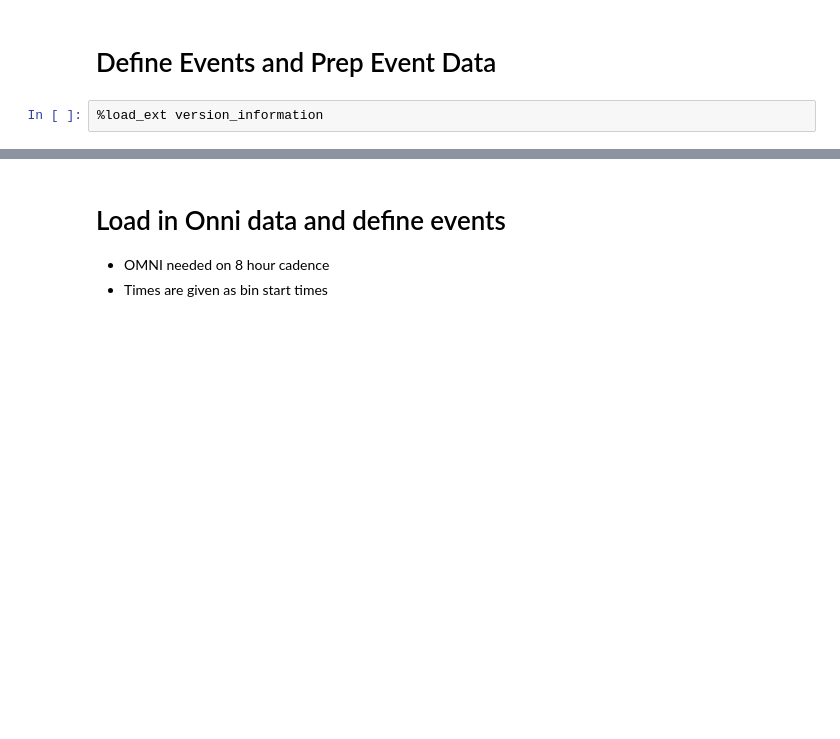
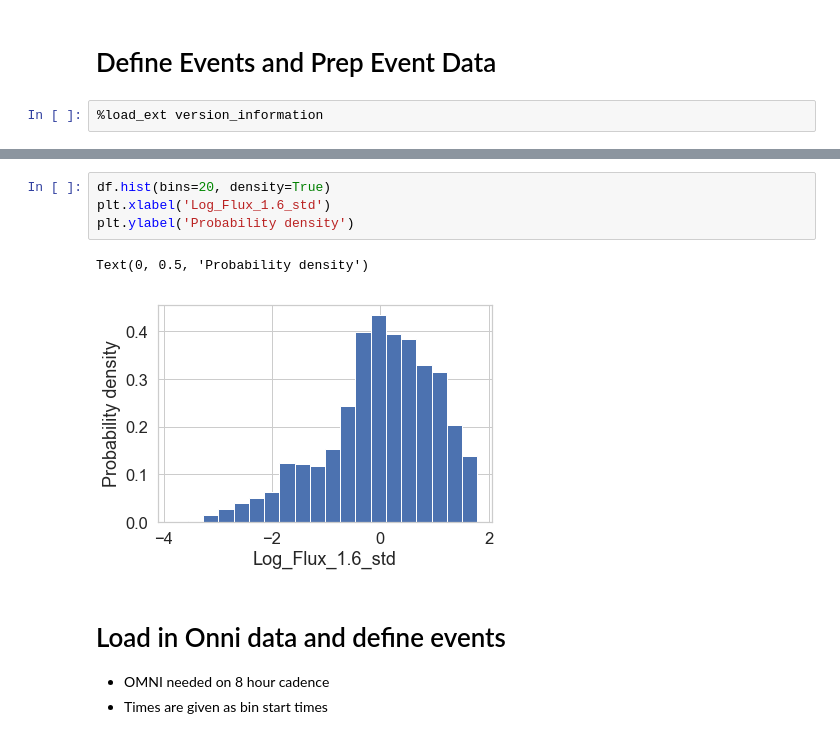
Before and after one commit to balarsen/GPSFluxForecast, a Jupyter notebook: Notebooks/Define Events and Prep Event Data.ipynb, the cells around one changed output, grey strips where cells are left out. Saved outputs shown, nothing was run; the diff lists cells and outputs as text; blank space fills up the shorter version.

```diff
--- a/Notebooks/Define Events and Prep Event Data.ipynb
+++ b/Notebooks/Define Events and Prep Event Data.ipynb
@@ -55,3 +72,10 @@ examples.directory is deprecated; in the future, examples will be found relative
+# %%
+df.hist(bins=20, density=True)
+plt.xlabel('Log_Flux_1.6_std')
+plt.ylabel('Probability density')
+# %% [output]
+Text(0, 0.5, 'Probability density')
+[figure, added]
 # %% [markdown]
 # Load in Onni data and define events
 * OMNI needed on 8 hour cadence
```
Also changed, not shown: parts of 12 cells of this notebook, 2 other files.
